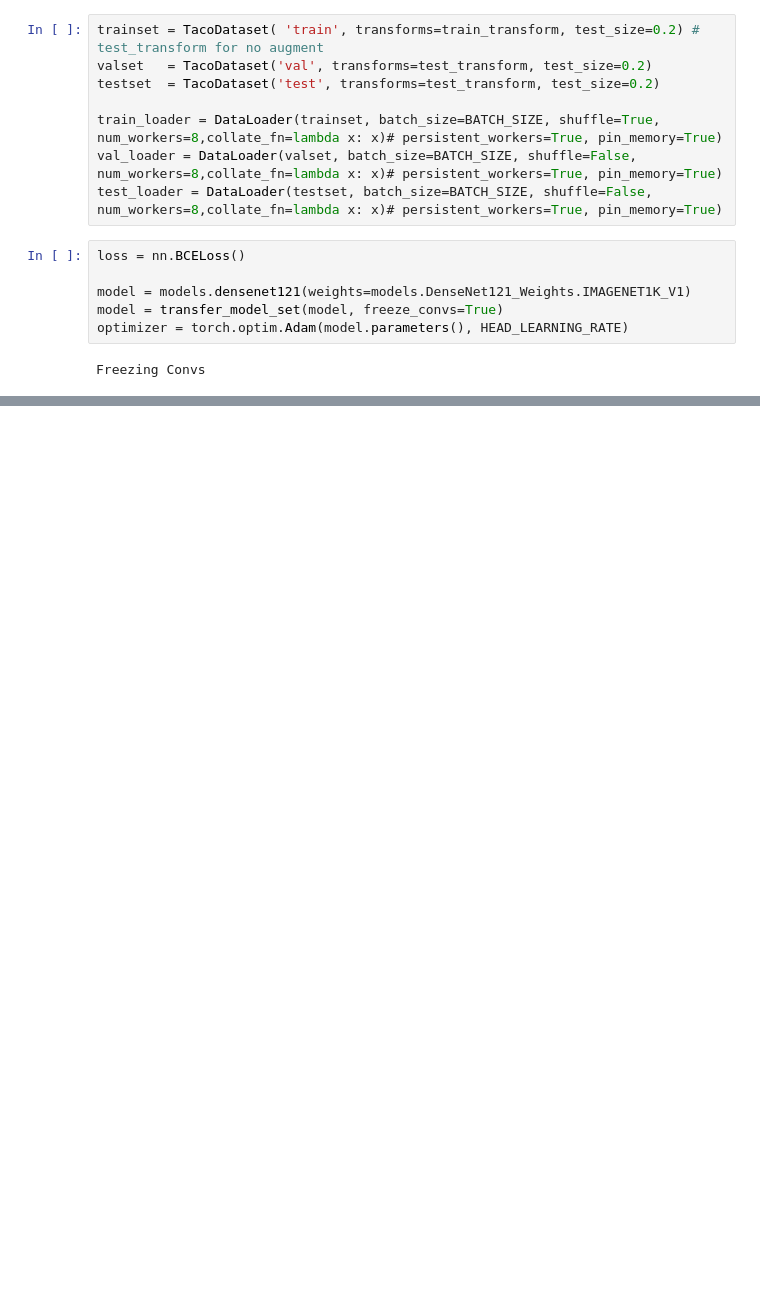
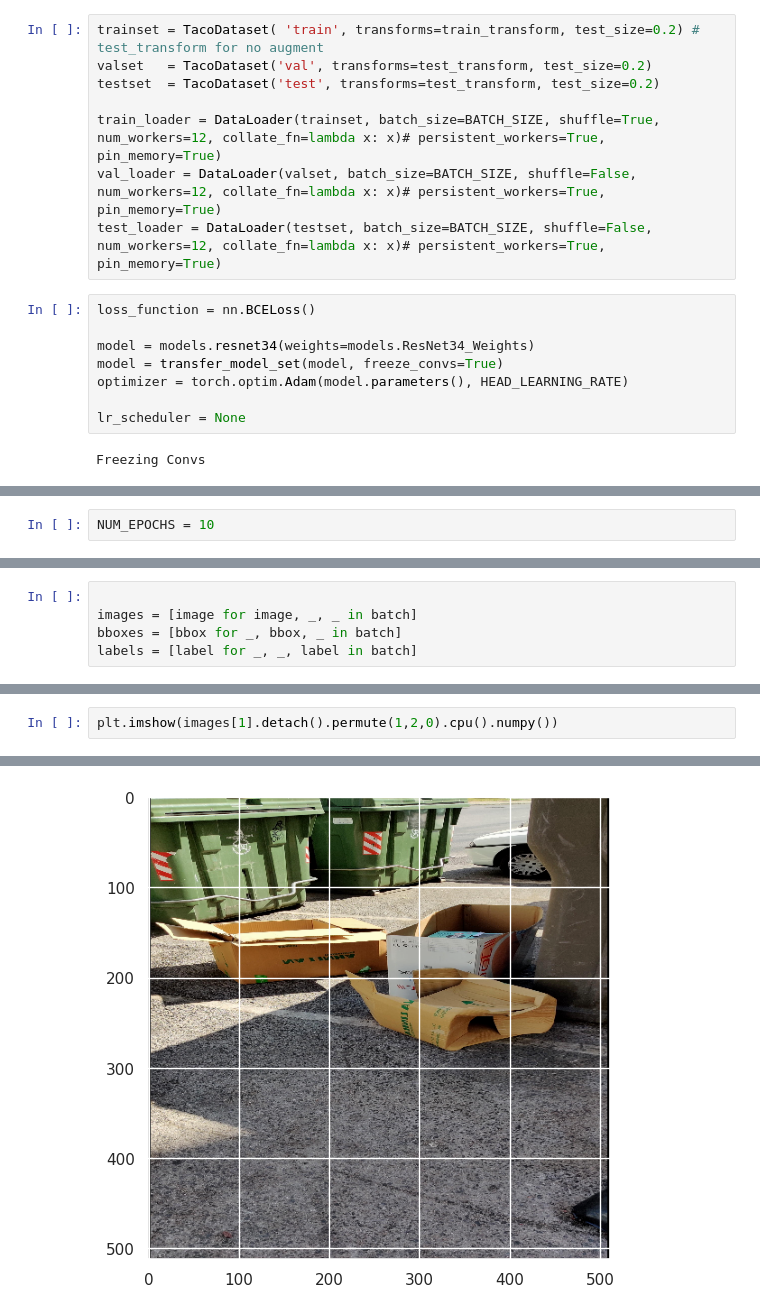
Before and after one commit to amakarewicz/2023-DTU-Deep-Learning-In-Computer-Vision, a Jupyter notebook: IV-Object-Detection/training_loop.ipynb, the cells around one changed output, grey strips where cells are left out. Cells and saved outputs as stored; diff of their text form; blank space fills up the shorter version.

```diff
--- a/IV-Object-Detection/training_loop.ipynb
+++ b/IV-Object-Detection/training_loop.ipynb
@@ -73,14 +79,16 @@ trainset = TacoDataset( 'train', transforms=train_transform, test_size=0.2) # te
 valset   = TacoDataset('val', transforms=test_transform, test_size=0.2)
 testset  = TacoDataset('test', transforms=test_transform, test_size=0.2)
 
-train_loader = DataLoader(trainset, batch_size=BATCH_SIZE, shuffle=True, num_workers=8,collate_fn=lambda x: x)# persistent_workers=True, pin_memory=True)
-val_loader = DataLoader(valset, batch_size=BATCH_SIZE, shuffle=False, num_workers=8,collate_fn=lambda x: x)# persistent_workers=True, pin_memory=True)
-test_loader = DataLoader(testset, batch_size=BATCH_SIZE, shuffle=False, num_workers=8,collate_fn=lambda x: x)# persistent_workers=True, pin_memory=True)
+train_loader = DataLoader(trainset, batch_size=BATCH_SIZE, shuffle=True, num_workers=12, collate_fn=lambda x: x)# persistent_workers=True, pin_memory=True)
+val_loader = DataLoader(valset, batch_size=BATCH_SIZE, shuffle=False, num_workers=12, collate_fn=lambda x: x)# persistent_workers=True, pin_memory=True)
+test_loader = DataLoader(testset, batch_size=BATCH_SIZE, shuffle=False, num_workers=12, collate_fn=lambda x: x)# persistent_workers=True, pin_memory=True)
 # %%
-loss = nn.BCELoss()
+loss_function = nn.BCELoss()
 
-model = models.densenet121(weights=models.DenseNet121_Weights.IMAGENET1K_V1)
+model = models.resnet34(weights=models.ResNet34_Weights)
 model = transfer_model_set(model, freeze_convs=True)
 optimizer = torch.optim.Adam(model.parameters(), HEAD_LEARNING_RATE)
+
+lr_scheduler = None
 # %% [output]
 Freezing Convs
@@ -105,0 +95,2 @@ KeyboardInterrupt:
+# %%
+NUM_EPOCHS = 10
@@ -105,0 +179,5 @@ KeyboardInterrupt:
+# %%
+
+images = [image for image, _, _ in batch]
+bboxes = [bbox for _, bbox, _ in batch]
+labels = [label for _, _, label in batch]
@@ -105,0 +186,3 @@ KeyboardInterrupt:
+# %%
+plt.imshow(images[1].detach().permute(1,2,0).cpu().numpy())
+# %% [output]
@@ -105,0 +190 @@ KeyboardInterrupt:
+[figure, added]
```
Also changed, not shown: parts of 15 cells of this notebook, 1 other file.
